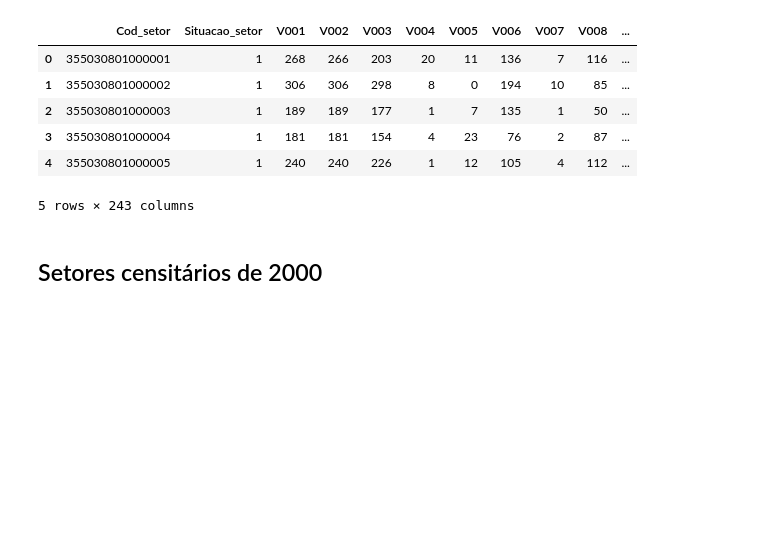
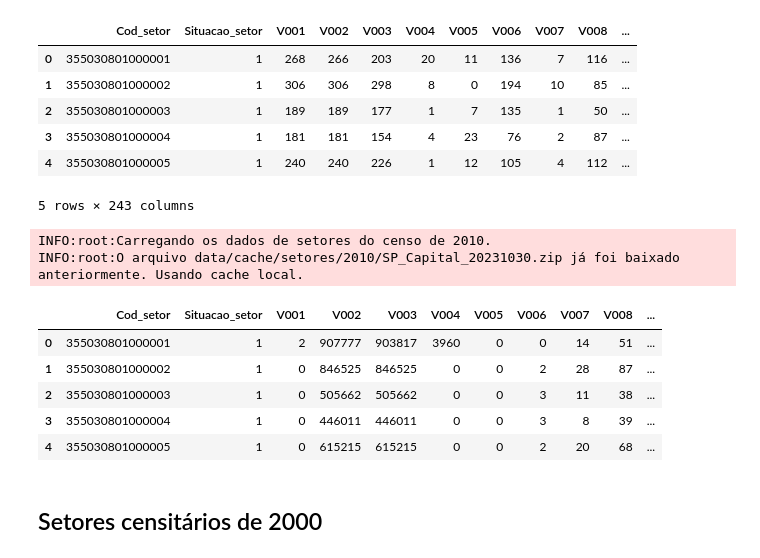
Before and after one commit to sepep-pmsp/compatibilizacao-setores-censitarios, a Jupyter notebook: 11 Quadras viárias como base geométrica.ipynb, the cells around one changed output. Cells and saved outputs as stored; diff of their text form; code cells hidden in the pictures; blank space fills up the shorter version.

```diff
--- a/11 Quadras viárias como base geométrica.ipynb
+++ b/11 Quadras viárias como base geométrica.ipynb
@@ -83,6 +83,18 @@ INFO:root:O arquivo data/cache/setores/2010/SP_Capital_20231030.zip já foi baix
 | 3 | 355030801000004 | 1 | 181 | 181 | 154 | 4 | 23 | 76 | 2 | 87 | ... |
 | 4 | 355030801000005 | 1 | 240 | 240 | 226 | 1 | 12 | 105 | 4 | 112 | ... |
 5 rows × 243 columns
+# %%
+dados10_renda = download_dados(Censo.CENSO_2010, Nivel.SETORES, arquivo='DomicilioRenda_SP1.XLS')
+dados10_renda.head()
+# %% [output]
+INFO:root:Carregando os dados de setores do censo de 2010.
+INFO:root:O arquivo data/cache/setores/2010/SP_Capital_20231030.zip já foi baixado anteriormente. Usando cache local.
+|  | Cod_setor | Situacao_setor | V001 | V002 | V003 | V004 | V005 | V006 | V007 | V008 | ... |
+| 0 | 355030801000001 | 1 | 2 | 907777 | 903817 | 3960 | 0 | 0 | 14 | 51 | ... |
+| 1 | 355030801000002 | 1 | 0 | 846525 | 846525 | 0 | 0 | 2 | 28 | 87 | ... |
+| 2 | 355030801000003 | 1 | 0 | 505662 | 505662 | 0 | 0 | 3 | 11 | 38 | ... |
+| 3 | 355030801000004 | 1 | 0 | 446011 | 446011 | 0 | 0 | 3 | 8 | 39 | ... |
+| 4 | 355030801000005 | 1 | 0 | 615215 | 615215 | 0 | 0 | 2 | 20 | 68 | ... |
 # %% [markdown]
 ## Setores censitários de 2000
 # %%
```
Also changed, not shown: parts of 18 cells of this notebook.
